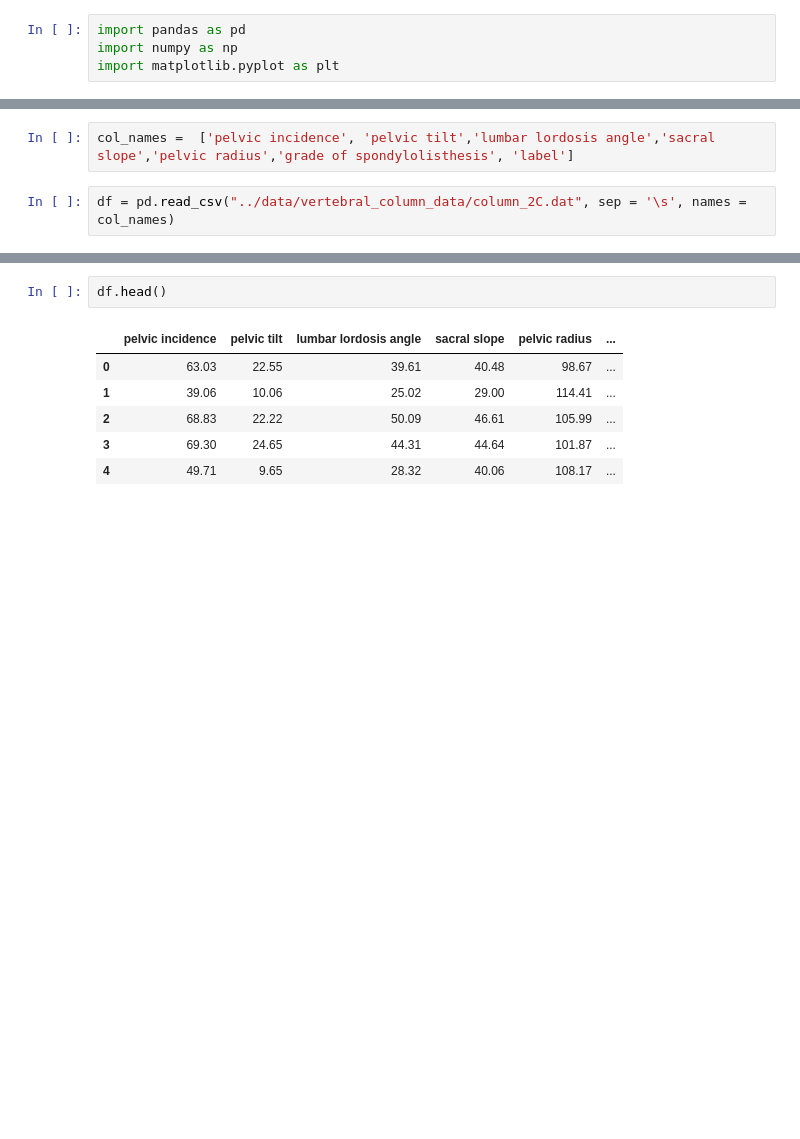
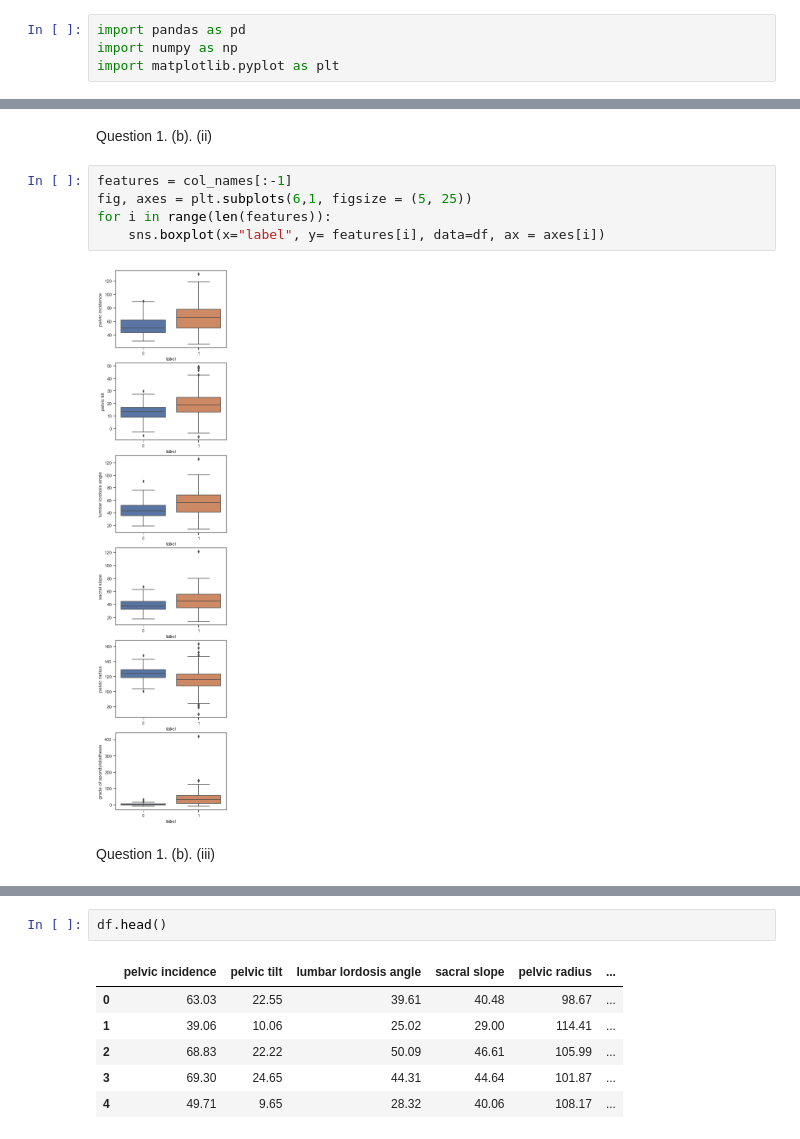
Before and after one commit to smustala/DSCI_552, a Jupyter notebook: HomeWork_1/notebook/HomeWork1.ipynb, the cells around one changed output, grey strips where cells are left out. Saved outputs shown, nothing was run; the diff lists cells and outputs as text; blank space fills up the shorter version.

```diff
--- a/HomeWork_1/notebook/HomeWork1.ipynb
+++ b/HomeWork_1/notebook/HomeWork1.ipynb
@@ -8,4 +23,11 @@ import matplotlib.pyplot as plt
-# %%
-col_names =  ['pelvic incidence', 'pelvic tilt','lumbar lordosis angle','sacral slope','pelvic radius','grade of spondylolisthesis', 'label']
-# %%
-df = pd.read_csv("../data/vertebral_column_data/column_2C.dat", sep = '\s', names = col_names)
+# %% [markdown]
+Question 1. (b). (ii)
+# %%
+features = col_names[:-1]
+fig, axes = plt.subplots(6,1, figsize = (5, 25))
+for i in range(len(features)):
+    sns.boxplot(x="label", y= features[i], data=df, ax = axes[i])
+# %% [output]
+[figure, added]
+# %% [markdown]
+Question 1. (b). (iii)
```
Also changed, not shown: parts of 21 cells of this notebook.
